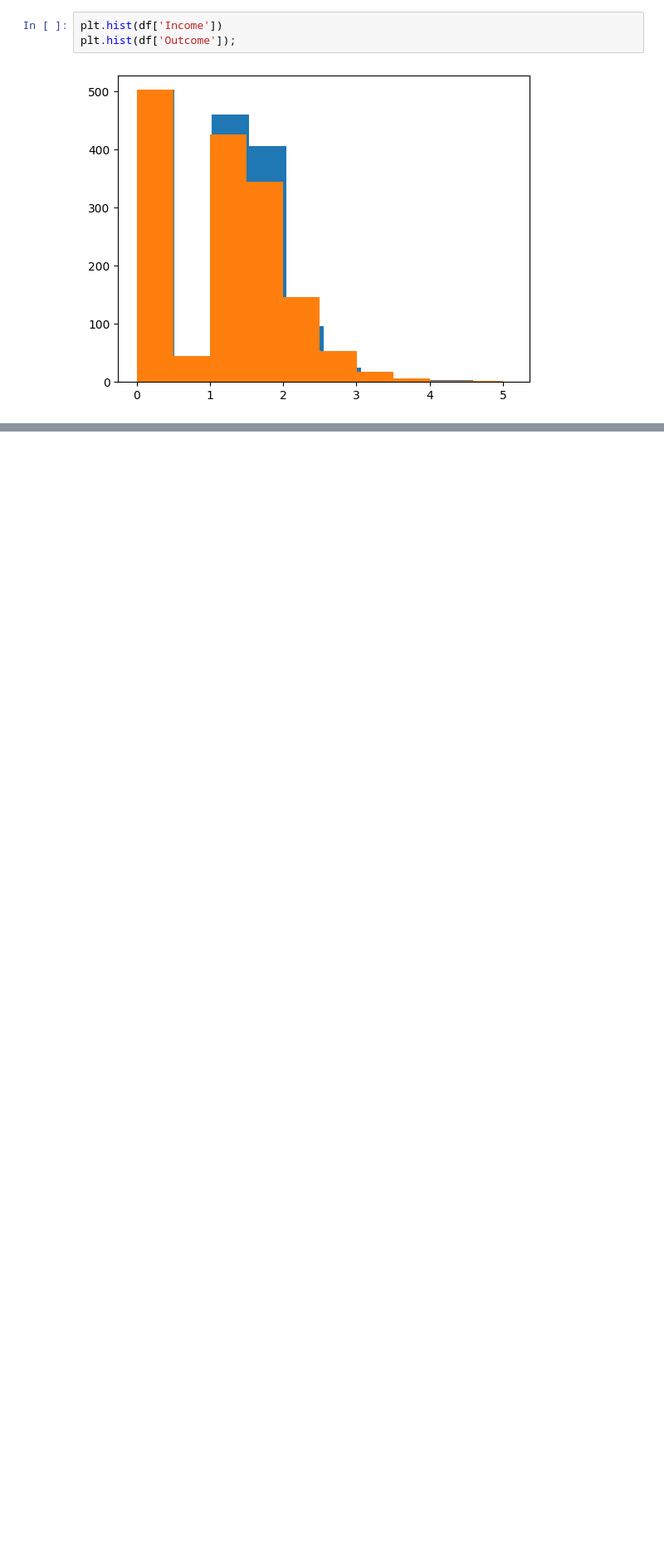
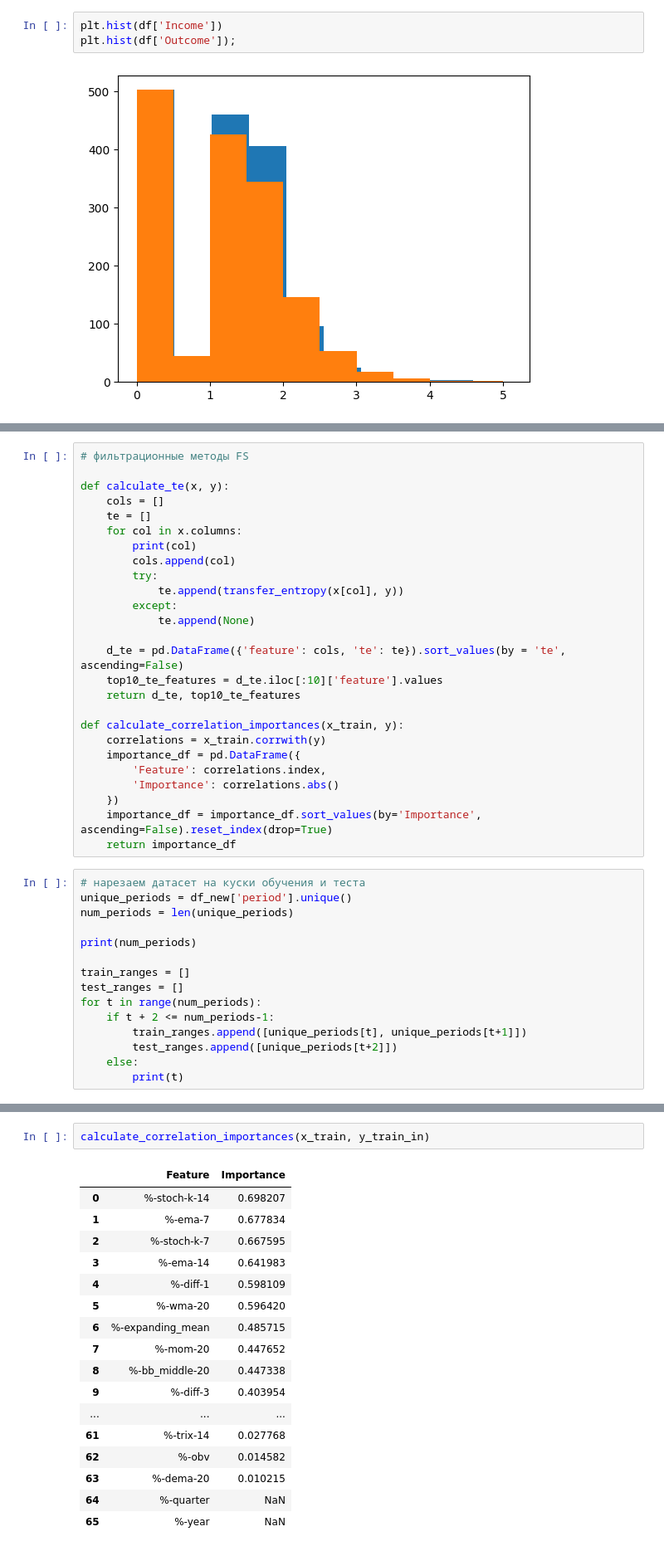
Before and after one commit to Blausher/ts, a Jupyter notebook: project.ipynb, the cells around one changed output, grey strips where cells are left out. Shown: that part at 83% size. Cells and saved outputs as stored; diff of their text form; blank space fills up the shorter version.

```diff
--- a/project.ipynb
+++ b/project.ipynb
@@ -68,0 +158,41 @@ plt.hist(df['Outcome']);
+# %%
+# фильтрационные методы FS
+
+def calculate_te(x, y):
+    cols = []
+    te = []
+    for col in x.columns:
+        print(col)
+        cols.append(col)
+        try:
+            te.append(transfer_entropy(x[col], y))
+        except:
+            te.append(None)
+
+    d_te = pd.DataFrame({'feature': cols, 'te': te}).sort_values(by = 'te', ascending=False)
+    top10_te_features = d_te.iloc[:10]['feature'].values
+    return d_te, top10_te_features
+
+def calculate_correlation_importances(x_train, y):
+    correlations = x_train.corrwith(y)
+    importance_df = pd.DataFrame({
+        'Feature': correlations.index,
+        'Importance': correlations.abs()
+    })
+    importance_df = importance_df.sort_values(by='Importance', ascending=False).reset_index(drop=True)
+    return importance_df
+# %%
+# нарезаем датасет на куски обучения и теста
+unique_periods = df_new['period'].unique()
+num_periods = len(unique_periods)
+
+print(num_periods)
+
+train_ranges = []
+test_ranges = []
+for t in range(num_periods):
+    if t + 2 <= num_periods-1:
+        train_ranges.append([unique_periods[t], unique_periods[t+1]])
+        test_ranges.append([unique_periods[t+2]])
+    else:
+        print(t)
@@ -68,0 +317,20 @@ plt.hist(df['Outcome']);
+# %%
+calculate_correlation_importances(x_train, y_train_in)
+# %% [output]
+|  | Feature | Importance |
+| 0 | %-stoch-k-14 | 0.698207 |
+| 1 | %-ema-7 | 0.677834 |
+| 2 | %-stoch-k-7 | 0.667595 |
+| 3 | %-ema-14 | 0.641983 |
+| 4 | %-diff-1 | 0.598109 |
+| 5 | %-wma-20 | 0.596420 |
+| 6 | %-expanding_mean | 0.485715 |
+| 7 | %-mom-20 | 0.447652 |
+| 8 | %-bb_middle-20 | 0.447338 |
+| 9 | %-diff-3 | 0.403954 |
+| ... | ... | ... |
+| 61 | %-trix-14 | 0.027768 |
+| 62 | %-obv | 0.014582 |
+| 63 | %-dema-20 | 0.010215 |
+| 64 | %-quarter | NaN |
+| 65 | %-year | NaN |
```
Also changed, not shown: parts of 18 cells of this notebook, 4 other files.
